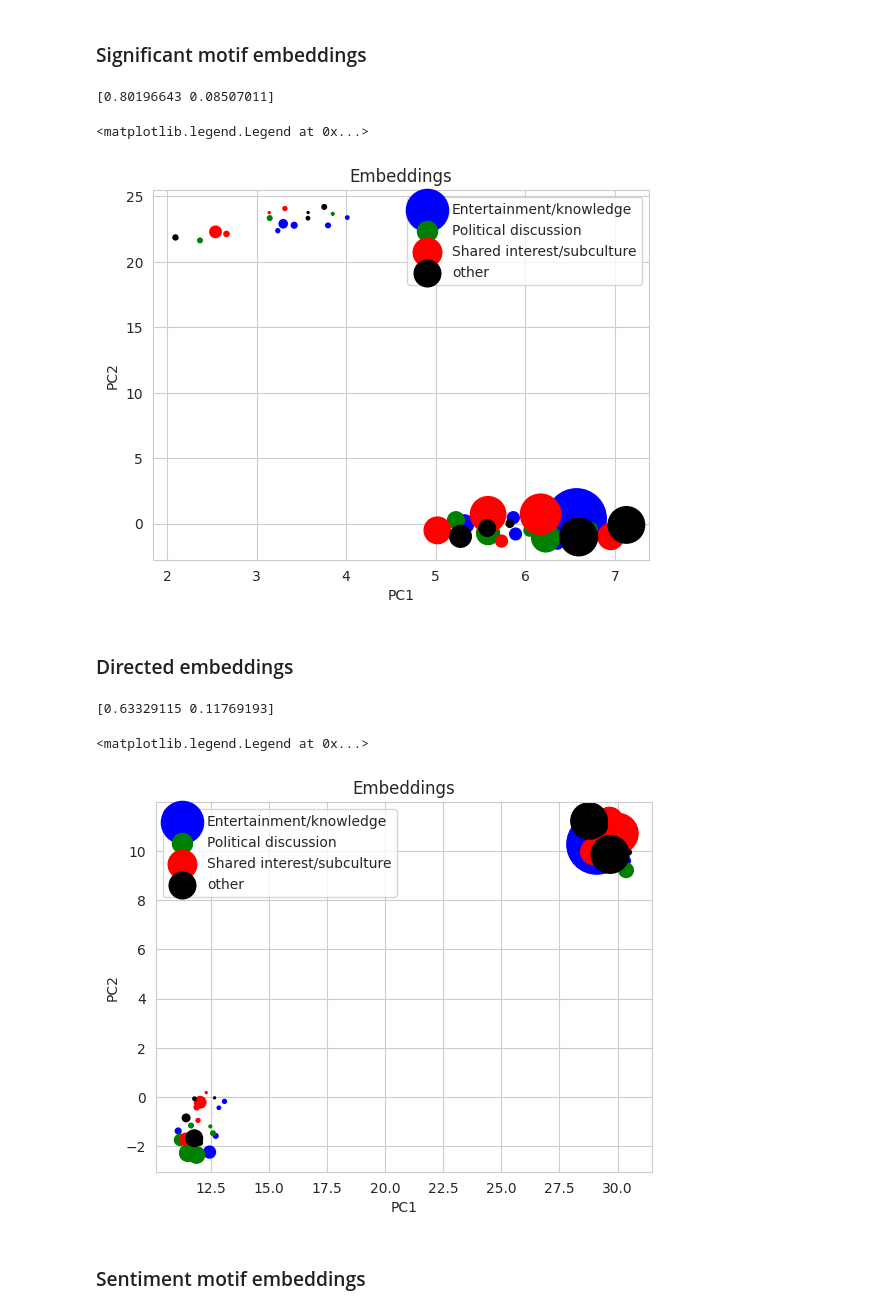
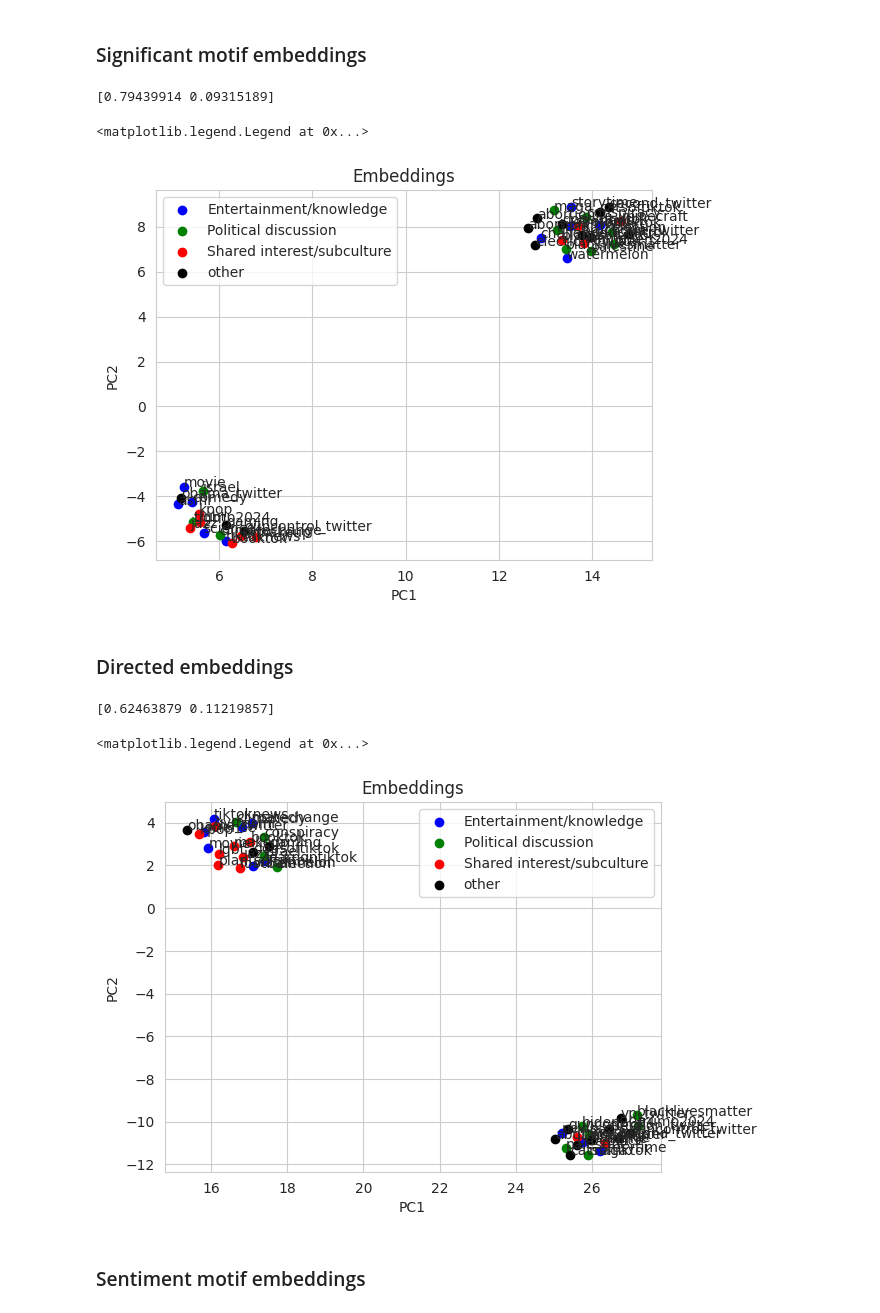
Before and after one commit to Marcus-Friis/thesis, a Jupyter notebook: notebooks/graph_embeddings.ipynb, the cells around one changed output. Cells and saved outputs as stored; diff of their text form; code cells hidden in the pictures.

```diff
--- a/notebooks/graph_embeddings.ipynb
+++ b/notebooks/graph_embeddings.ipynb
@@ -108,12 +108,12 @@ x = X_pca
 fig, ax = plt.subplots()
 sizes = np.array([g.vcount() for g in lccs_ig])
 for cat in np.unique(categories):
-    ax.scatter(*x[categories==cat].T, label=cat, color=cmap[cat], s=sizes[categories==cat])
+    ax.scatter(*x[categories==cat].T, label=cat, color=cmap[cat])#, s=sizes[categories==cat])
 ax.set_xlabel('PC1')
 ax.set_ylabel('PC2')
 ax.set_title('Embeddings')
 
-# for i, txt in enumerate(names):
-#     ax.annotate(txt, x[i])
+for i, txt in enumerate(names):
+    ax.annotate(txt, x[i])
 ax.legend()
 # %% [output]
@@ -141,12 +141,12 @@ x = X_pca
 fig, ax = plt.subplots()
 sizes = np.array([g.vcount() for g in lccs_ig])
 for cat in np.unique(categories):
-    ax.scatter(*x[categories==cat].T, label=cat, color=cmap[cat], s=sizes[categories==cat])
+    ax.scatter(*x[categories==cat].T, label=cat, color=cmap[cat])#, s=sizes[categories==cat])
 ax.set_xlabel('PC1')
 ax.set_ylabel('PC2')
 ax.set_title('Embeddings')
 
-#for i, txt in enumerate(names):
-#    ax.annotate(txt, x[i])
+for i, txt in enumerate(names):
+    ax.annotate(txt, x[i])
 ax.legend()
 # %% [output]
@@ -171,17 +171,17 @@ print(pca.explained_variance_ratio_)
 umap = UMAP(n_components=2, random_state=42)
 X_umap = umap.fit_transform(X)
 
-x = X_pca
+x = X_umap
 
 fig, ax = plt.subplots()
 sizes = np.array([g.vcount() for g in lccs_ig])
 for cat in np.unique(categories):
-    ax.scatter(*x[categories==cat].T, label=cat, color=cmap[cat], s=sizes[categories==cat])
+    ax.scatter(*x[categories==cat].T, label=cat, color=cmap[cat])# , s=sizes[categories==cat])
 ax.set_xlabel('PC1')
 ax.set_ylabel('PC2')
 ax.set_title('Embeddings')
 
-# for i, txt in enumerate(names):
-#     ax.annotate(txt, x[i])
+for i, txt in enumerate(names):
+    ax.annotate(txt, x[i])
 ax.legend()
 # %% [output]
@@ -207,53 +207,53 @@ x = X_umap
 fig, ax = plt.subplots()
 sizes = np.array([g.vcount() for g in lccs_ig])
 for cat in np.unique(categories):
-    ax.scatter(*x[categories==cat].T, label=cat, color=cmap[cat], s=sizes[categories==cat])
+    ax.scatter(*x[categories==cat].T, label=cat, color=cmap[cat])#, s=sizes[categories==cat])
 ax.set_xlabel('PC1')
 ax.set_ylabel('PC2')
 ax.set_title('Embeddings')
 
-# for i, txt in enumerate(names):
-#     ax.annotate(txt, x[i])
+for i, txt in enumerate(names):
+    ax.annotate(txt, x[i])
 ax.legend()
 # %% [output]
-[0.80196643 0.08507011]
+[0.79439914 0.09315189]
 <matplotlib.legend.Legend at 0x...>
-[figure, old version]
+[figure, new version]
 # %% [markdown]
 ### Directed embeddings
 # %%
 # load motifs
 motif_data = json.load(open('../data/fsm/subgraph_data/lcc_directed.json'))
 
 # extract motif matrix
 motif_matrix = [motif['graph_occurrences'] + motif['twitter_occurences'] for motif in motif_data]
 X = np.array(motif_matrix, dtype=np.int32).T
 
 # dimensionality reduction
 pca = PCA(n_components=2)
 X_pca = pca.fit_transform(X)
 print(pca.explained_variance_ratio_)
 
 umap = UMAP(n_components=2, random_state=42)
 X_umap = umap.fit_transform(X)
 
 x = X_umap
 
 fig, ax = plt.subplots()
 sizes = np.array([g.vcount() for g in lccs_ig])
 for cat in np.unique(categories):
-    ax.scatter(*x[categories==cat].T, label=cat, color=cmap[cat], s=sizes[categories==cat])
+    ax.scatter(*x[categories==cat].T, label=cat, color=cmap[cat]) #, s=sizes[categories==cat])
 ax.set_xlabel('PC1')
 ax.set_ylabel('PC2')
 ax.set_title('Embeddings')
 
-# for i, txt in enumerate(names):
-#     ax.annotate(txt, x[i])
+for i, txt in enumerate(names):
+    ax.annotate(txt, x[i])
 ax.legend()
 # %% [output]
-[0.63329115 0.11769193]
+[0.62463879 0.11219857]
 <matplotlib.legend.Legend at 0x...>
-[figure, old version]
+[figure, new version]
 # %% [markdown]
 ### Sentiment motif embeddings
 # %%
```
Also changed, not shown: parts of 4 cells of this notebook.
